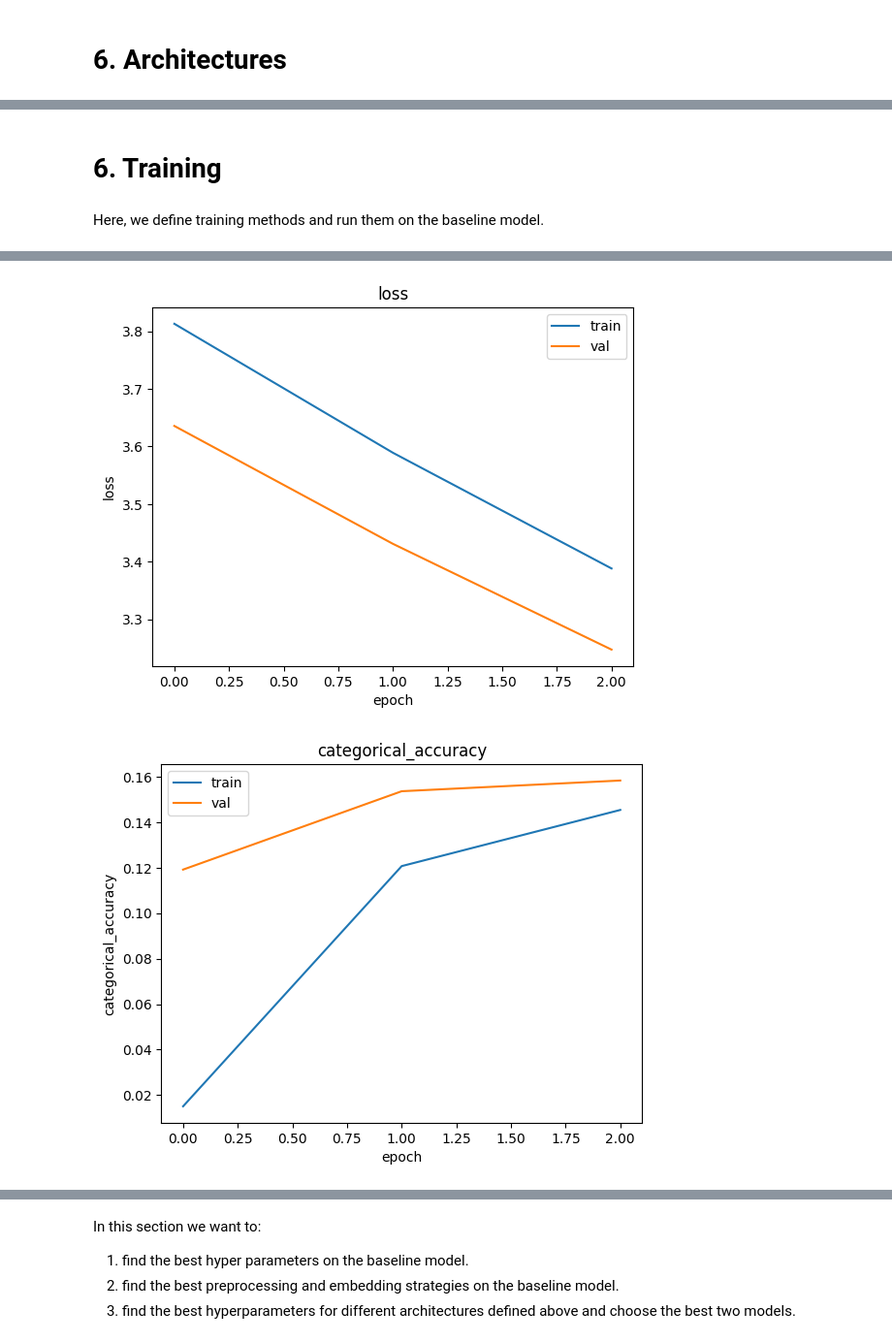
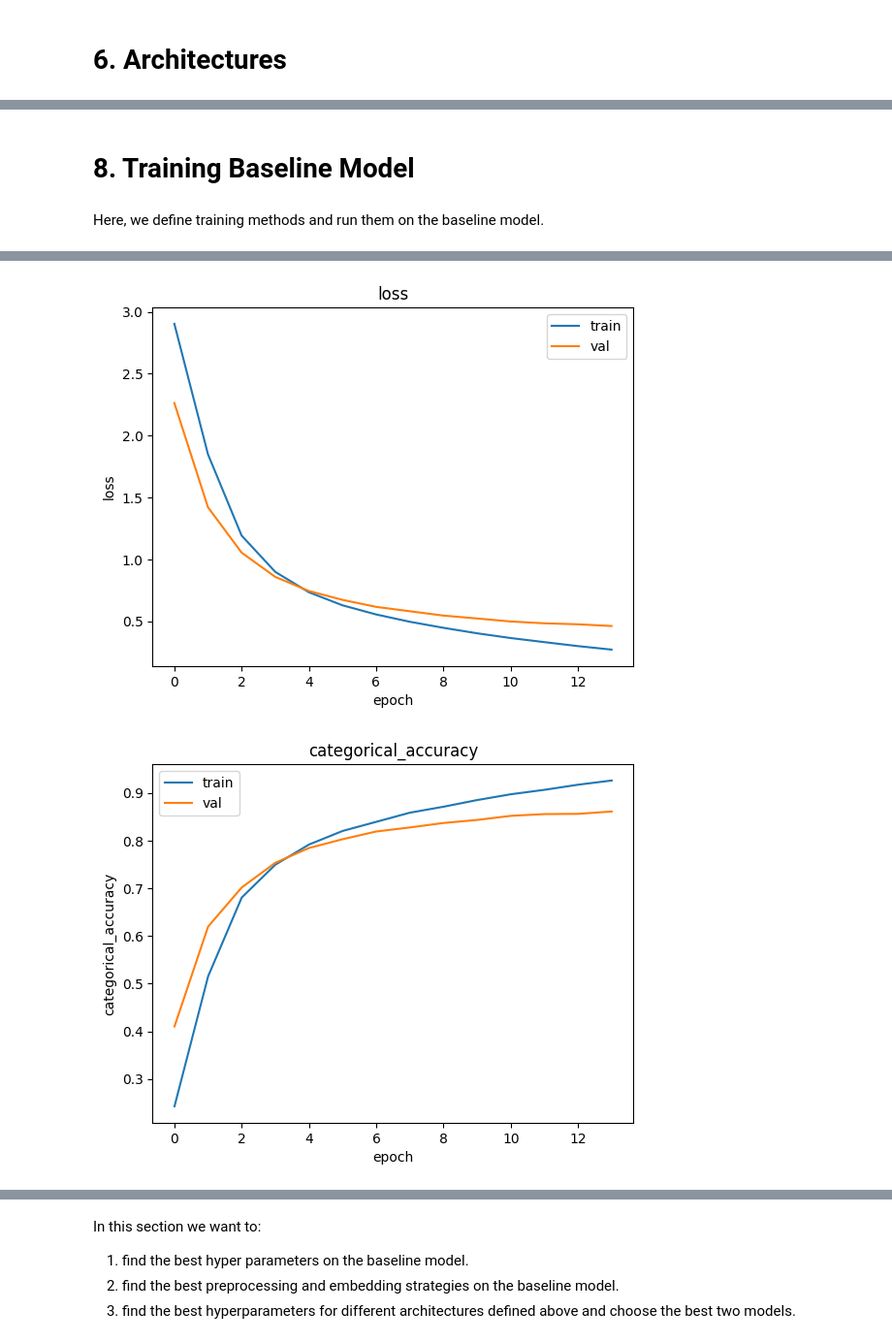
Before and after one commit to Simone999/nlp_assignment1, a Jupyter notebook: assignment1.ipynb, the cells around one changed output, grey strips where cells are left out. Shown: that part at 97% size. Saved outputs shown, nothing was run; the diff lists cells and outputs as text; code cells hidden in the pictures.

```diff
--- a/assignment1.ipynb
+++ b/assignment1.ipynb
@@ -548,8 +425,9 @@ print(label_vocabulary)
 # %%
-tokenizer = TextVectorization(embedding_matrix.vocabulary())
-label_tokenizer = TextVectorization(label_vocabulary)
+tokenizer = TextVectorization(embedding_matrix.vocabulary(), sep=words_separator)
+label_encoder = LabelEncoder(label_vocabulary, sep=words_separator)
 
 assert tf.reduce_all(tokenizer.invert(tokenizer.vectorize(train_data.sentence.values)) == tf.constant(train_data.sentence.values))
-assert tf.reduce_all(label_tokenizer.invert(label_tokenizer.vectorize(train_data.pos.values)) == tf.constant(train_data.pos.values))
+assert tf.reduce_all(label_encoder.invert(label_encoder.vectorize(train_data.pos.values)) == tf.constant(train_data.pos.values))
+assert tf.reduce_all(label_encoder.one_hot_decode(label_encoder.one_hot_encode(train_data.pos.values)) == tf.constant(train_data.pos.values))
 # %% [markdown]
 ## 5.2 Dataloader
@@ -738,8 +696,10 @@ models['additional_dense'] = {
     'additional_dense': True,
 }
 
-model_factory = ModelFactory(embedding_matrix.vectors(), n_tags=n_tags)
+model_factory = ModelFactory(embedding_matrix.vectors(), n_classes=n_tags)
 for model_name, architecture in models.items():
-  model = model_factory.create_model(**architecture)
-  model.summary()
-  print()
+    model = model_factory.create_model(**architecture)
+    model.build((None, None))
+    model.call(ks.layers.Input((None, )))
+    model.summary()
+    print()
@@ -764,5 +933,5 @@ _________________________________________________________________
 # %% [markdown]
-# 6. Training
+# 8. Training Baseline Model
 # %% [markdown]
 Here, we define training methods and run them on the baseline model.
 # %%
@@ -820,21 +992,33 @@ def train_model(model: ks.Model,
     return history
 # %%
 compile_info = {
-    'optimizer': ks.optimizers.Adam(learning_rate=1e-3),
+    'optimizer': ks.optimizers.Adam(learning_rate=1e-2),
     'loss': 'categorical_crossentropy',
-    'metrics': ['categorical_accuracy'],
+    'weighted_metrics': ['categorical_accuracy'],
 }
+
+prepared_train_data = prepare_data(train_data, tokenizer, label_encoder)
+prepared_val_data = prepare_data(val_data, tokenizer, label_encoder)
+
+callbacks = [
+    get_f1_callback(prepared_val_data, pos_evaluator),
+    ks.callbacks.EarlyStopping(monitor='val_f1', mode='max', patience=3, min_delta=5e-3)
+]
+
+training_info = {
+    'verbose': 1,
+    'epochs': 100,
+    'batch_size': 256,
+    'callbacks': callbacks
+}
+
+set_reproducibility(42)
 model = model_factory.create_model(**models['base'])
 model.compile(**compile_info)
 
-training_info = {
-    'verbose': 1,
-    'epochs': 3,
-    'batch_size': 1024,
-}
+train_dataloader = create_dataloader(prepared_train_data, batch_size=training_info['batch_size'])
+val_dataloader = create_dataloader(prepared_val_data, batch_size=training_info['batch_size'], training=False)
 
-train_dataloader = create_dataloader(train_data, tokenizer, label_tokenizer, batch_size=training_info['batch_size'])
-val_dataloader = create_dataloader(val_data, tokenizer, label_tokenizer, batch_size=training_info['batch_size'], training=False)
 history = train_model(model=model, train_data=train_dataloader, val_data=val_dataloader, training_info=training_info)
 # %% [output]
 Start training!
@@ -851,2 +1041,2 @@ Displaying the following history keys: dict_keys(['loss', 'categorical_accuracy'
-[figure, old version]
+[figure, new version]
-[figure, old version]
+[figure, new version]
```
Also changed, not shown: parts of 64 cells of this notebook, 3 other files.
